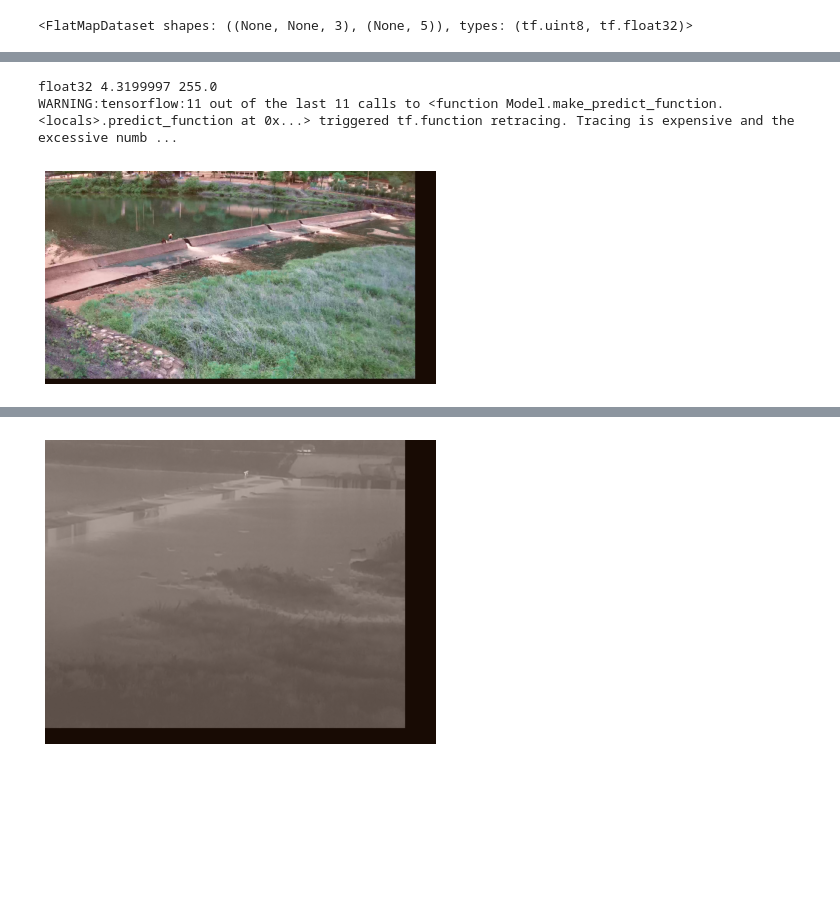
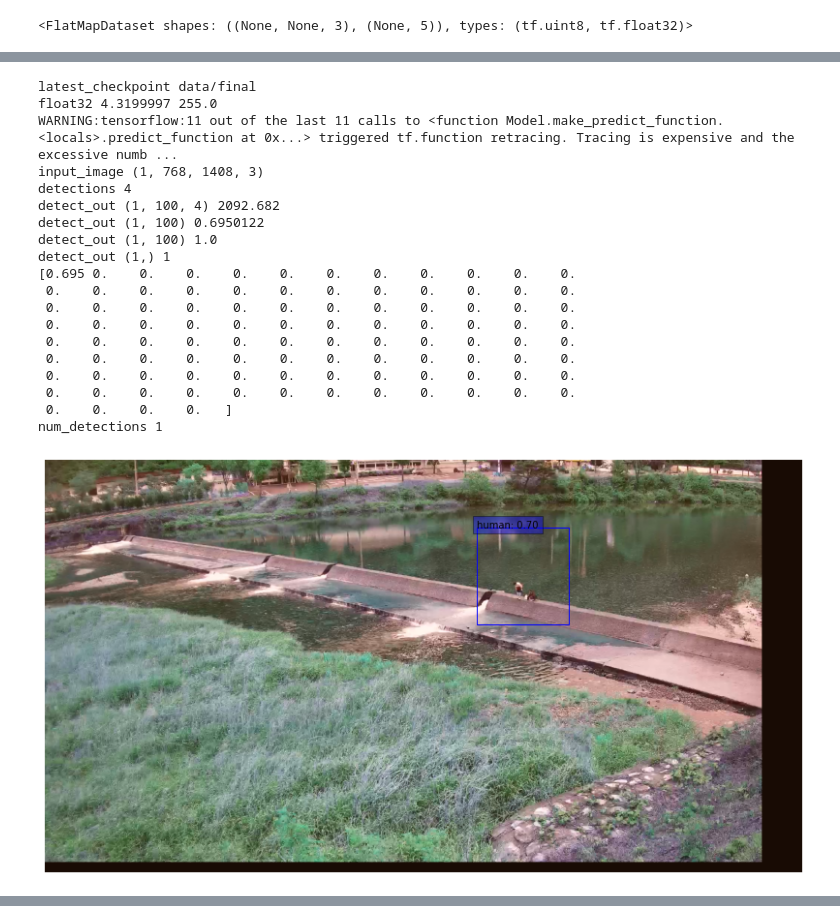
Before and after one commit to sogangori/water, a Jupyter notebook: train_sample.ipynb, the cells around one changed output, grey strips where cells are left out. Drawn from its saved outputs; the diff is of its cells as text; code cells hidden in the pictures; blank space fills up the shorter version.

```diff
--- a/train_sample.ipynb
+++ b/train_sample.ipynb
@@ -57,6 +57,12 @@ for i in range(len(df)):
     x1 = int(x + width / 2)
     y0 = int(y - height / 2)
     y1 = int(y + height / 2)
+    if True:
+        margin = 100
+        x0 -= margin
+        y0 -= margin
+        x1 += margin
+        y1 += margin
     cls_name = list(region_map.keys())[0]
     cls_num = WATER_CLASSES.index(cls_name)
 
@@ -97,6 +103,7 @@ for key in annotation:
 
     input_list.append(img_arr)
     bbox_list.append(cls_bbox_norm)
+    break
 
 print(len(input_list), len(bbox_list))
 # %% [output]
@@ -985,0 +980,9 @@ Epoch 00010: saving model to retinanet/weights_epoch_10
+# %%
+epochs = 300
+hist = model.fit(
+    train_dataset.take(1),
+    epochs=epochs,
+    callbacks=None,
+    verbose=2,
+)
+loss_list.append(hist.history['loss'])
@@ -986,60 +1013,70 @@ Epoch 00010: saving model to retinanet/weights_epoch_10
 # %%
-
-"""
-## Loading weights
-"""
-
 # Change this to `model_dir` when not using the downloaded weights
 weights_dir = "data"
 
 latest_checkpoint = tf.train.latest_checkpoint(weights_dir)
-model.load_weights(latest_checkpoint)
-
-"""
-## Building inference model
-"""
+print('latest_checkpoint', latest_checkpoint)
+#model.load_weights(latest_checkpoint)
 
 image = tf.keras.Input(shape=[None, None, 3], name="image")
 predictions = model(image, training=False)
 detections = DecodePredictions(confidence_threshold=0.5)(image, predictions)
 inference_model = tf.keras.Model(inputs=image, outputs=detections)
-
-"""
-## Generating detections
-"""
-
 
 def prepare_image(image):
     image, _, ratio = resize_and_pad_image(image, jitter=None)
     image = tf.keras.applications.resnet.preprocess_input(image)
     return tf.expand_dims(image, axis=0), ratio
 
 
 #val_dataset = tfds.load("coco/2017", split="validation", data_dir="data")
 #int2str = dataset_info.features["objects"]["label"].int2str
 int2str = WATER_CLASSES
 
+np.set_printoptions(4)
 for image, cbbox in val_dataset.take(2):
 
     #image = tf.cast(sample["image"], dtype=tf.float32)
     image = image[0]
     image = image + 256//2
     image = np.clip(image, 0, 255)
     print(image.dtype, np.min(image), np.max(image))
-    #image = tf.cast(image[0], dtype=tf.float32)
+    image = tf.cast(image, dtype=tf.float32)
     input_image, ratio = prepare_image(image)
     detections = inference_model.predict(input_image)
+    print('input_image', input_image.shape)
     num_detections = detections.valid_detections[0]
-    class_names = [
-        int2str(int(x)) for x in detections.nmsed_classes[0][:num_detections]
-    ]
+    print('detections', len(detections))
+    for detect_out in detections:
+        print('detect_out', detect_out.shape, np.sum(detect_out))
+    print(detections[1][0])
+    print('num_detections', num_detections)
+
+    class_names = [WATER_CLASSES[(int(x))] for x in detections.nmsed_classes[0][:num_detections]    ]
     visualize_detections(
         image,
         detections.nmsed_boxes[0][:num_detections] / ratio,
         class_names,
         detections.nmsed_scores[0][:num_detections],
     )
 # %% [output]
+latest_checkpoint data/final
 float32 4.3199997 255.0
 WARNING:tensorflow:11 out of the last 11 calls to <function Model.make_predict_function.<locals>.predict_function at 0x...> triggered tf.function retracing. Tracing is expensive and the excessive numb ...
+input_image (1, 768, 1408, 3)
+detections 4
+detect_out (1, 100, 4) 2092.682
+detect_out (1, 100) 0.6950122
+detect_out (1, 100) 1.0
+detect_out (1,) 1
+[0.695 0.    0.    0.    0.    0.    0.    0.    0.    0.    0.    0.
+ 0.    0.    0.    0.    0.    0.    0.    0.    0.    0.    0.    0.
+ 0.    0.    0.    0.    0.    0.    0.    0.    0.    0.    0.    0.
+ 0.    0.    0.    0.    0.    0.    0.    0.    0.    0.    0.    0.
+ 0.    0.    0.    0.    0.    0.    0.    0.    0.    0.    0.    0.
+ 0.    0.    0.    0.    0.    0.    0.    0.    0.    0.    0.    0.
+ 0.    0.    0.    0.    0.    0.    0.    0.    0.    0.    0.    0.
+ 0.    0.    0.    0.    0.    0.    0.    0.    0.    0.    0.    0.
+ 0.    0.    0.    0.   ]
+num_detections 1
-[figure, old version]
+[figure, new version]
@@ -1048 +1082,0 @@ WARNING:tensorflow:11 out of the last 11 calls to <function Model.make_predict_f
-[figure, removed]
```
Also changed, not shown: parts of 11 cells of this notebook.
